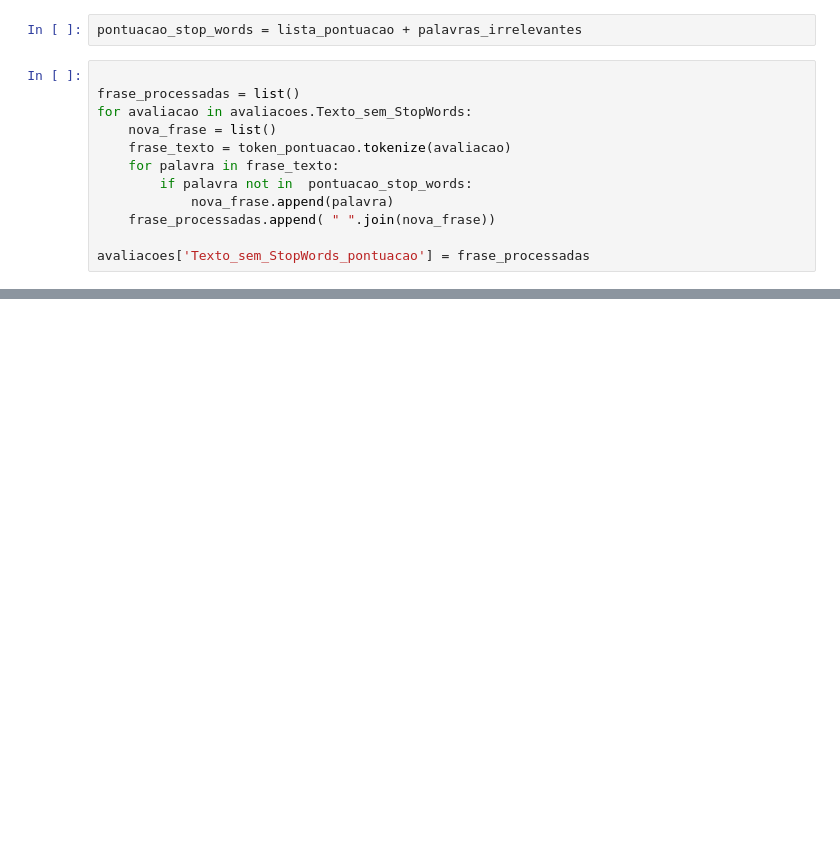
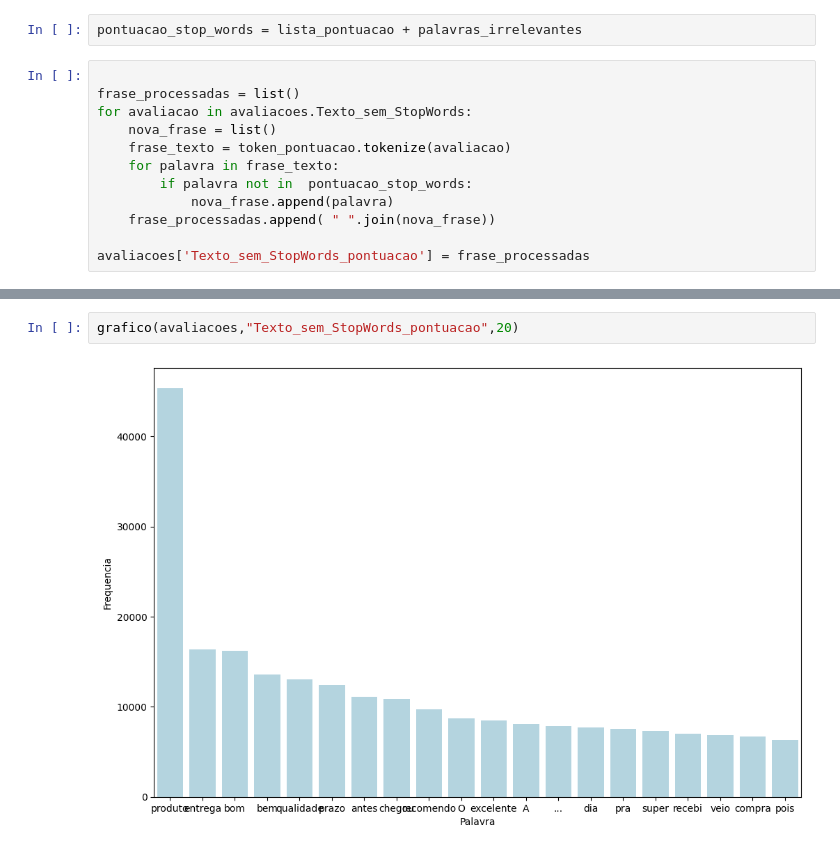
Before and after one commit to ElisabeteXavier/FIAP-Pos-IA-para-Devs, a Jupyter notebook: Fase 2/MEU DESENVOLVIENTO/Aula 2 - Bag of words, Word cloud/teste.ipynb, the cells around one changed output, grey strips where cells are left out. Drawn from its saved outputs; the diff is of its cells as text; blank space fills up the shorter version.

```diff
--- a/Fase 2/MEU DESENVOLVIENTO/Aula 2 - Bag of words, Word cloud/teste.ipynb
+++ b/Fase 2/MEU DESENVOLVIENTO/Aula 2 - Bag of words, Word cloud/teste.ipynb
@@ -442,3 +442,7 @@ avaliacoes.head()
 | 2 | recebi o produto antes do prazo m... | 0.0 | recebi produto antes prazo veio d... | recebi produto antes prazo veio d... |
 | 3 | Bom custo beneficio. Adequado par... | 1.0 | Bom custo beneficio. Adequado pes... | Bom custo beneficio Adequado pess... |
 | 5 | ótmo produto atendeu as expectati... | 1.0 | ótmo produto atendeu expectativas... | ótmo produto atendeu expectativas... |
+# %%
+grafico(avaliacoes,"Texto_sem_StopWords_pontuacao",20)
+# %% [output]
+[figure, added]
```
